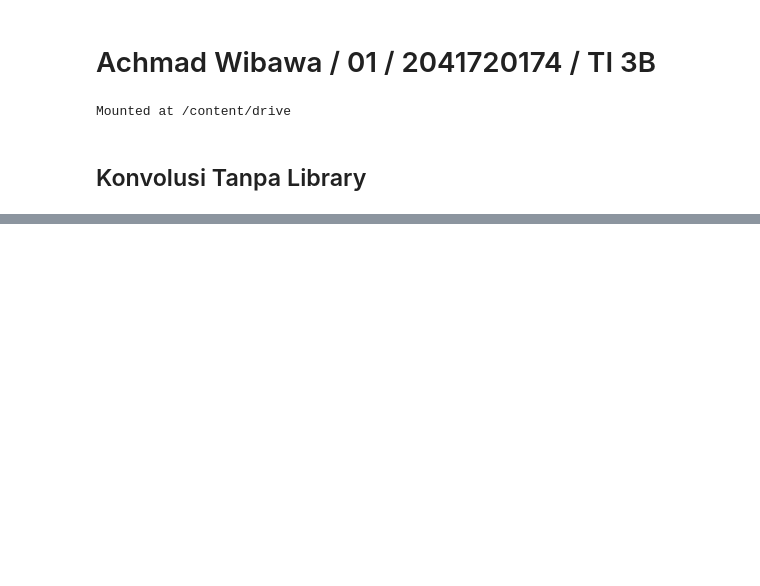
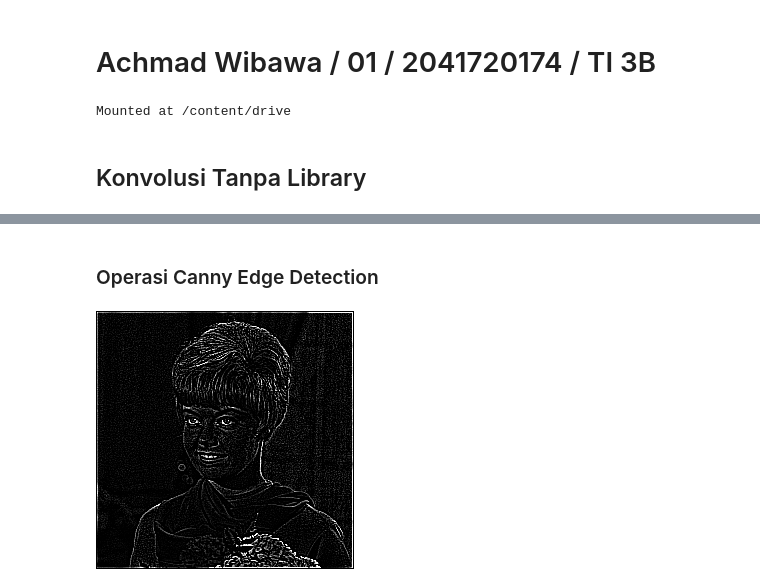
Before and after one commit to AchmadWibawa/PCVK, a Jupyter notebook: Week7.ipynb, the cells around one changed output, grey strips where cells are left out. Saved outputs shown, nothing was run; the diff lists cells and outputs as text; code cells hidden in the pictures; blank space fills up the shorter version.

```diff
--- a/Week7.ipynb
+++ b/Week7.ipynb
@@ -19,0 +75,10 @@ from PIL import Image as im
+# %% [markdown]
+### Operasi Canny Edge Detection
+# %%
+# Image Canny Edge Detection
+kernel_canny = np.array([[-1,-1,-1],
+                         [-1,8,-1],
+                         [-1,-1,-1]])
+cv2_imshow(convolution2d(img_gray,kernel_canny,1,2))
+# %% [output]
+[figure, added]
```
Also changed, not shown: parts of 15 cells of this notebook.
